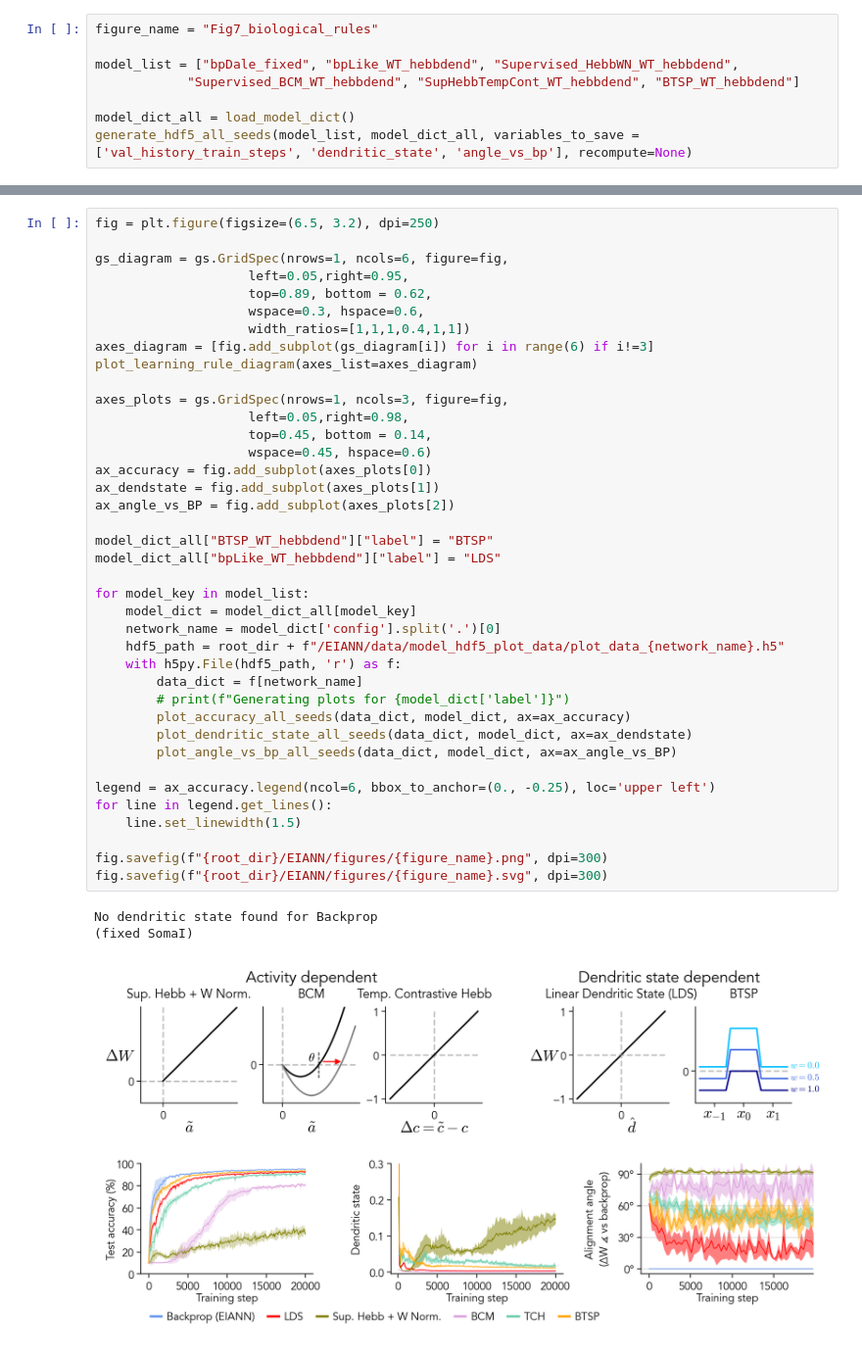
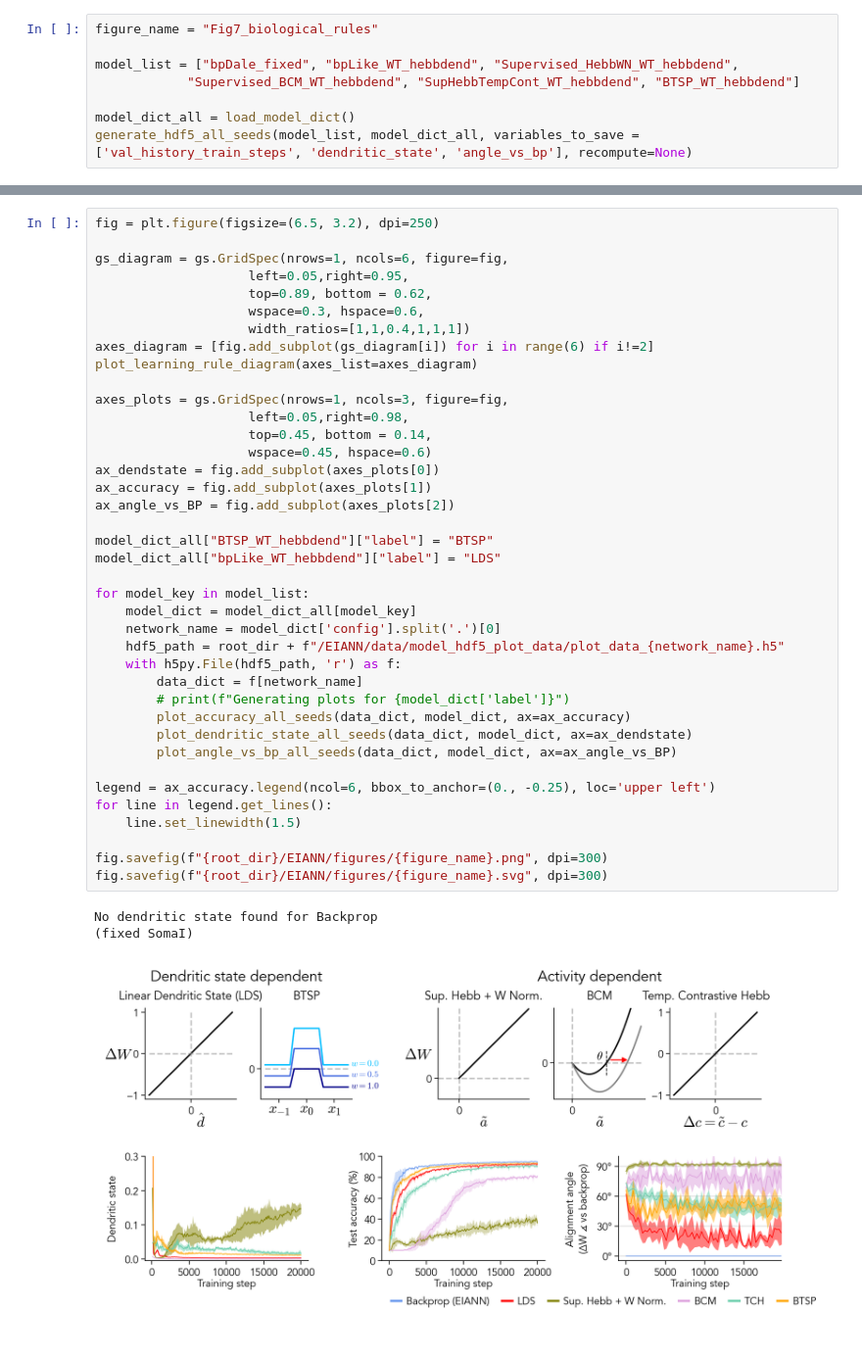
Before and after one commit to Milstein-Lab/EIANN, a Jupyter notebook: docs/Galloni_etal_2025/Figure_7.ipynb, the cells around one changed output, grey strips where cells are left out. Shown at 98% size. Saved outputs shown, nothing was run; the diff lists cells and outputs as text.

Commit message:
updated figure layouts

```diff
--- a/docs/Galloni_etal_2025/Figure_7.ipynb
+++ b/docs/Galloni_etal_2025/Figure_7.ipynb
@@ -122,39 +128,39 @@ gs_diagram = gs.GridSpec(nrows=1, ncols=6, figure=fig,
                     left=0.05,right=0.95,
                     top=0.89, bottom = 0.62,
                     wspace=0.3, hspace=0.6,
-                    width_ratios=[1,1,1,0.4,1,1])
-axes_diagram = [fig.add_subplot(gs_diagram[i]) for i in range(6) if i!=3]
+                    width_ratios=[1,1,0.4,1,1,1])
+axes_diagram = [fig.add_subplot(gs_diagram[i]) for i in range(6) if i!=2]
 plot_learning_rule_diagram(axes_list=axes_diagram)
 
 axes_plots = gs.GridSpec(nrows=1, ncols=3, figure=fig,
                     left=0.05,right=0.98,
                     top=0.45, bottom = 0.14,
                     wspace=0.45, hspace=0.6)
-ax_accuracy = fig.add_subplot(axes_plots[0])
-ax_dendstate = fig.add_subplot(axes_plots[1])
+ax_dendstate = fig.add_subplot(axes_plots[0])
+ax_accuracy = fig.add_subplot(axes_plots[1])
 ax_angle_vs_BP = fig.add_subplot(axes_plots[2])
 
 model_dict_all["BTSP_WT_hebbdend"]["label"] = "BTSP"
 model_dict_all["bpLike_WT_hebbdend"]["label"] = "LDS"
 
 for model_key in model_list:
     model_dict = model_dict_all[model_key]
     network_name = model_dict['config'].split('.')[0]
     hdf5_path = root_dir + f"/EIANN/data/model_hdf5_plot_data/plot_data_{network_name}.h5"
     with h5py.File(hdf5_path, 'r') as f:
         data_dict = f[network_name]
         # print(f"Generating plots for {model_dict['label']}")
         plot_accuracy_all_seeds(data_dict, model_dict, ax=ax_accuracy)
         plot_dendritic_state_all_seeds(data_dict, model_dict, ax=ax_dendstate)
         plot_angle_vs_bp_all_seeds(data_dict, model_dict, ax=ax_angle_vs_BP)
 
 legend = ax_accuracy.legend(ncol=6, bbox_to_anchor=(0., -0.25), loc='upper left')
 for line in legend.get_lines():
     line.set_linewidth(1.5)
 
 fig.savefig(f"{root_dir}/EIANN/figures/{figure_name}.png", dpi=300)
 fig.savefig(f"{root_dir}/EIANN/figures/{figure_name}.svg", dpi=300)
 # %% [output]
 No dendritic state found for Backprop
 (fixed SomaI)
-[figure, old version]
+[figure, new version]
```
Also changed, not shown: parts of 1 cell of this notebook, 2 other files.
